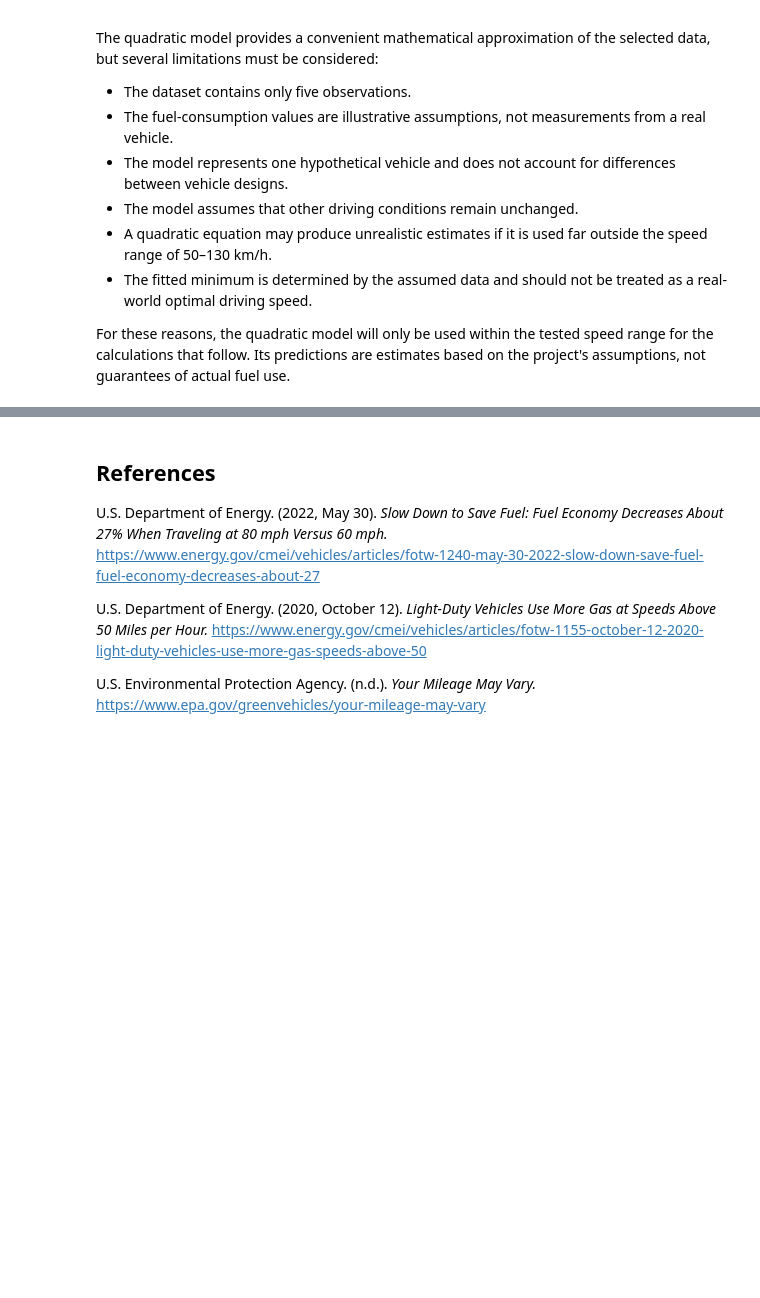
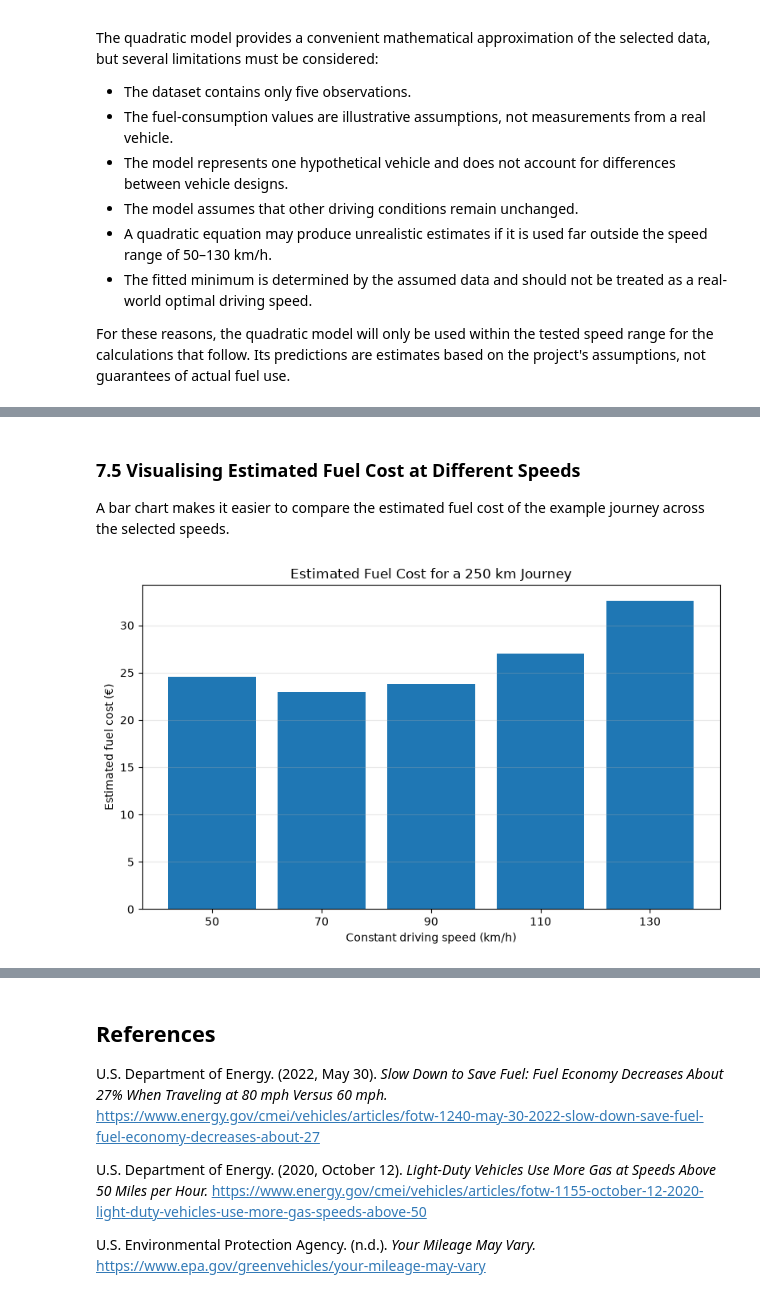
Before and after one commit to PoloPulseNiko/Math_Concepts_For_Developers_Exam, a Jupyter notebook: fuel_consumption_project.ipynb, the cells around one changed output, grey strips where cells are left out. Drawn from its saved outputs; the diff is of its cells as text; code cells hidden in the pictures; blank space fills up the shorter version.

Commit message:
Added chapter 7: Fuel Consumption and Road Trip Cost Calculations

```diff
--- a/fuel_consumption_project.ipynb
+++ b/fuel_consumption_project.ipynb
@@ -713,0 +769,7 @@ For these reasons, the quadratic model will only be used within the tested speed
+# %%
+# Example journey inputs (editable)
+journey_distance_km = 250
+fuel_price_eur_per_litre = 1.80
+
+print(f"Journey distance: {journey_distance_km} km")
+print(f"Assumed petrol price: €{fuel_price_eur_per_litre:.2f} per litre")
@@ -713,0 +785,8 @@ For these reasons, the quadratic model will only be used within the tested speed
+# %%
+# Use the quadratic model from Chapter 6 for the observed speed values
+trip_scenarios = pd.DataFrame({
+    "Speed (km/h)": speed_kmh,
+    "Estimated consumption (L/100 km)": quadratic_model(speed_kmh)
+})
+
+trip_scenarios
@@ -713,0 +806,13 @@ For these reasons, the quadratic model will only be used within the tested speed
+# %%
+trip_scenarios["Fuel required (L)"] = (
+    journey_distance_km
+    * trip_scenarios["Estimated consumption (L/100 km)"]
+    / 100
+)
+
+trip_scenarios["Estimated fuel cost (€)"] = (
+    trip_scenarios["Fuel required (L)"]
+    * fuel_price_eur_per_litre
+)
+
+trip_scenarios.round(2)
@@ -713,0 +830,19 @@ For these reasons, the quadratic model will only be used within the tested speed
+# %% [markdown]
+### 7.5 Visualising Estimated Fuel Cost at Different Speeds
+
+A bar chart makes it easier to compare the estimated fuel cost of the example journey across the selected speeds.
+# %%
+plt.figure(figsize=(8, 5))
+plt.bar(
+    trip_scenarios["Speed (km/h)"].astype(str),
+    trip_scenarios["Estimated fuel cost (€)"]
+)
+
+plt.title("Estimated Fuel Cost for a 250 km Journey")
+plt.xlabel("Constant driving speed (km/h)")
+plt.ylabel("Estimated fuel cost (€)")
+plt.grid(axis="y", alpha=0.3)
+plt.tight_layout()
+plt.show()
+# %% [output]
+[figure, added]
```
Also changed, not shown: parts of 15 cells of this notebook.
